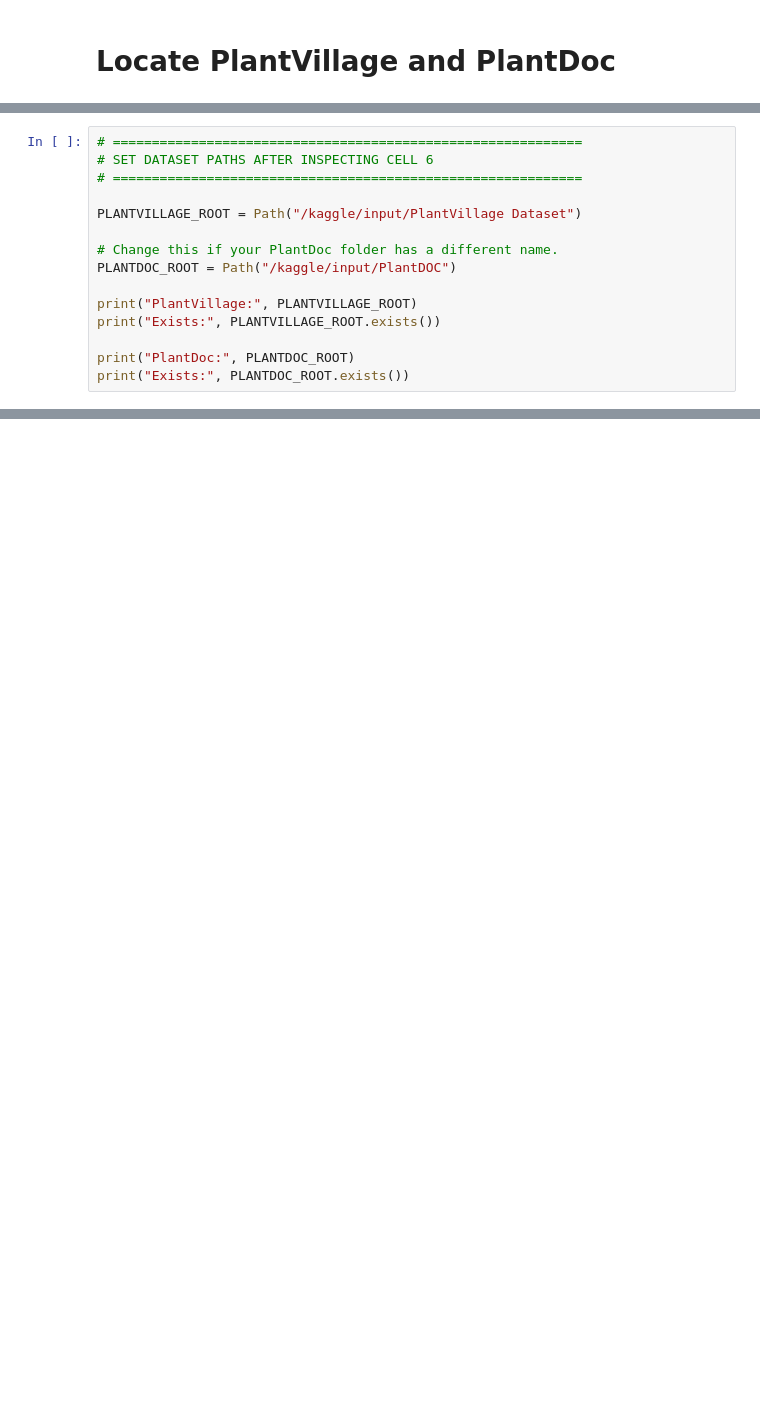
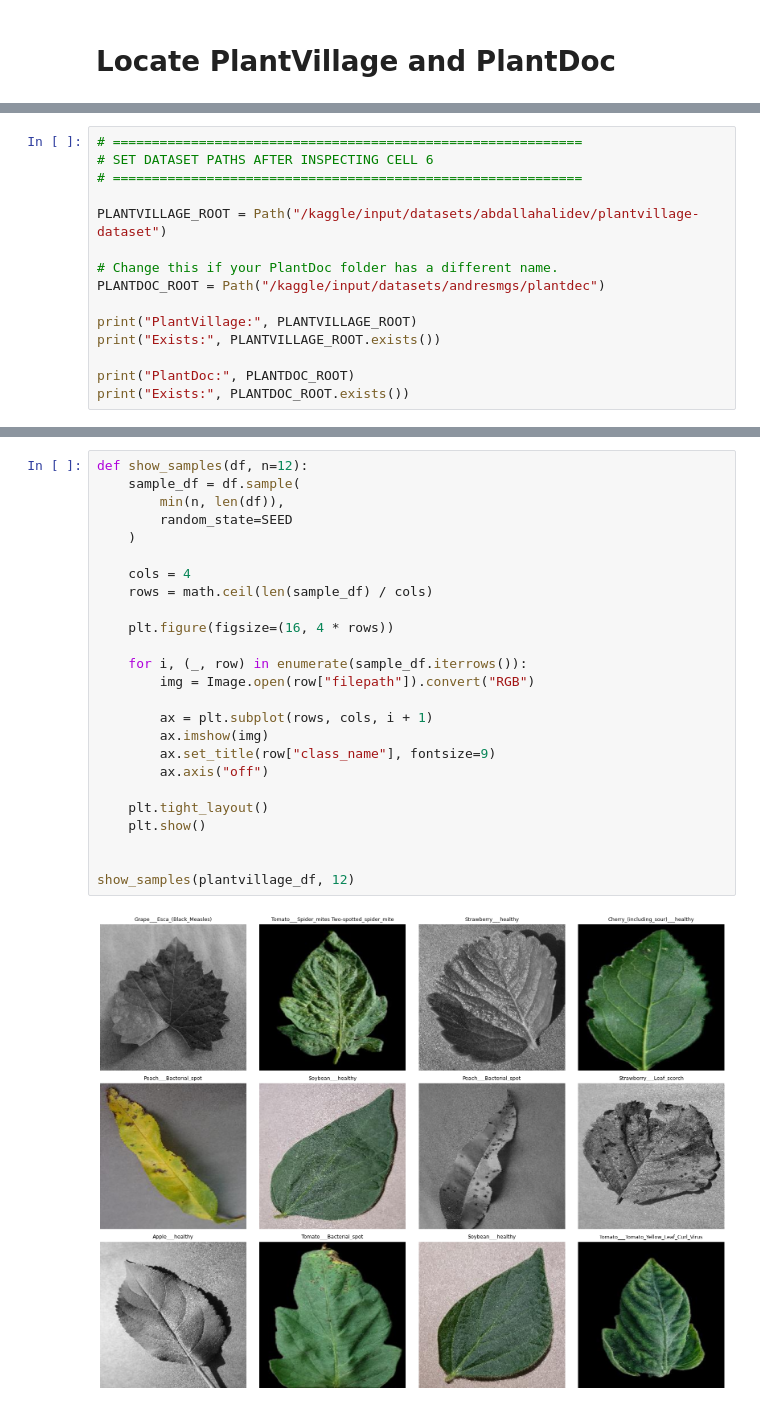
Before and after one commit to gulshan0201/Leaf-Disease-Detection-Hybrid-Model, a Jupyter notebook: swin-cnn-adaptivemodel.ipynb, the cells around one changed output, grey strips where cells are left out. Cells and saved outputs as stored; diff of their text form; blank space fills up the shorter version.

Commit message:
Kaggle Notebook | SWIN+CNN_AdaptiveModel | Version 4

```diff
--- a/swin-cnn-adaptivemodel.ipynb
+++ b/swin-cnn-adaptivemodel.ipynb
@@ -193,10 +172,10 @@ DATASET: /kaggle/input/datasets
 # SET DATASET PATHS AFTER INSPECTING CELL 6
 # ============================================================
 
-PLANTVILLAGE_ROOT = Path("/kaggle/input/PlantVillage Dataset")
+PLANTVILLAGE_ROOT = Path("/kaggle/input/datasets/abdallahalidev/plantvillage-dataset")
 
 # Change this if your PlantDoc folder has a different name.
-PLANTDOC_ROOT = Path("/kaggle/input/PlantDOC")
+PLANTDOC_ROOT = Path("/kaggle/input/datasets/andresmgs/plantdec")
 
 print("PlantVillage:", PLANTVILLAGE_ROOT)
 print("Exists:", PLANTVILLAGE_ROOT.exists())
@@ -210,0 +292,27 @@ Exists: False
+# %%
+def show_samples(df, n=12):
+    sample_df = df.sample(
+        min(n, len(df)),
+        random_state=SEED
+    )
+
+    cols = 4
+    rows = math.ceil(len(sample_df) / cols)
+
+    plt.figure(figsize=(16, 4 * rows))
+
+    for i, (_, row) in enumerate(sample_df.iterrows()):
+        img = Image.open(row["filepath"]).convert("RGB")
+
+        ax = plt.subplot(rows, cols, i + 1)
+        ax.imshow(img)
+        ax.set_title(row["class_name"], fontsize=9)
+        ax.axis("off")
+
+    plt.tight_layout()
+    plt.show()
+
+
+show_samples(plantvillage_df, 12)
+# %% [output]
+[figure, added]
```
Also changed, not shown: parts of 37 cells of this notebook.
